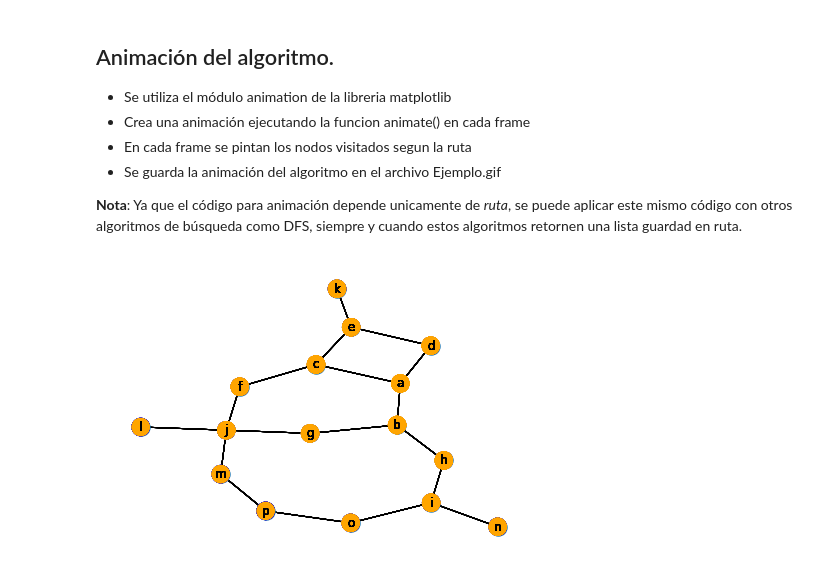
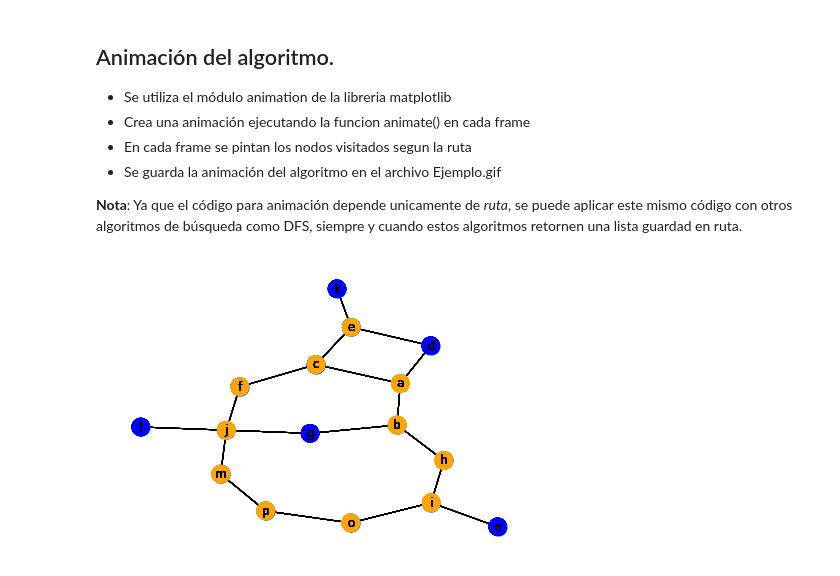
Before and after one commit to neiraRail/BDF-animation, a Jupyter notebook: Animación.ipynb, the cells around one changed output. Saved outputs shown, nothing was run; the diff lists cells and outputs as text; code cells hidden in the pictures.

Commit message:
Cambio para incluir DFS

```diff
--- a/Animación.ipynb
+++ b/Animación.ipynb
@@ -51,4 +60,13 @@ def bfs(graph, node): #function for BFS
 # %%
 # Ejecución del algoritmo
-ruta = bfs(graph, 'a')
-ruta
+rutaBFS = bfs(graph, 'a')
+rutaDFS = nx.dfs_edges(G, 'a')
+rutaDFS = [paso[0] for paso in list(rutaDFS)]
+# %%
+#Cambiar para ver ruta con DFS
+ruta = rutaDFS
+
+#Cambiar para ver ruta con BFS
+#ruta = rutaBFS
+
+ruta
@@ -73,29 +93,19 @@ def crear_color_map(ruta_actual):
       color_map.append('blue')
   return color_map
 # %%
-from networkx.drawing.nx_pylab import draw_circular
-import networkx as nx
-import matplotlib.animation as animation
-import matplotlib.pyplot as plt
-import random
-
-# Graph initialization
-G = nx.Graph(graph)
+# Animation funciton
 ruta_actual = []
-
-# Animation funciton
 def animate(i):
   ruta_actual.append(i)
   color_map = crear_color_map(ruta_actual)
   nx.draw_kamada_kawai(G, node_color=color_map, with_labels=True)
 
 nx.draw_kamada_kawai(G, with_labels=True)
 fig = plt.gcf()
 
 
 # Animator call
-anim = animation.FuncAnimation(fig, animate, frames=ruta, interval=80)
-
-anim.save('Ejemplo.gif', writer = "pillow" )
+anim = animation.FuncAnimation(fig, animate, frames=ruta, interval=100)
+anim.save('Animacion.gif', writer = "pillow")
 # %% [output]
-[figure, old version]
+[figure, new version]
```
Also changed, not shown: parts of 2 cells of this notebook.
